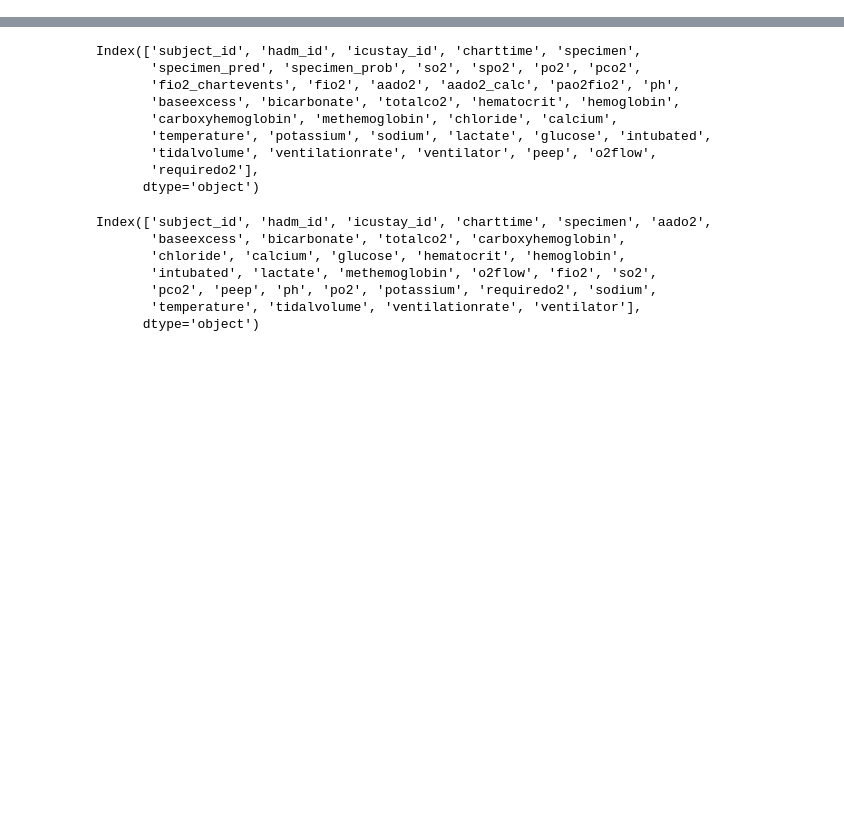
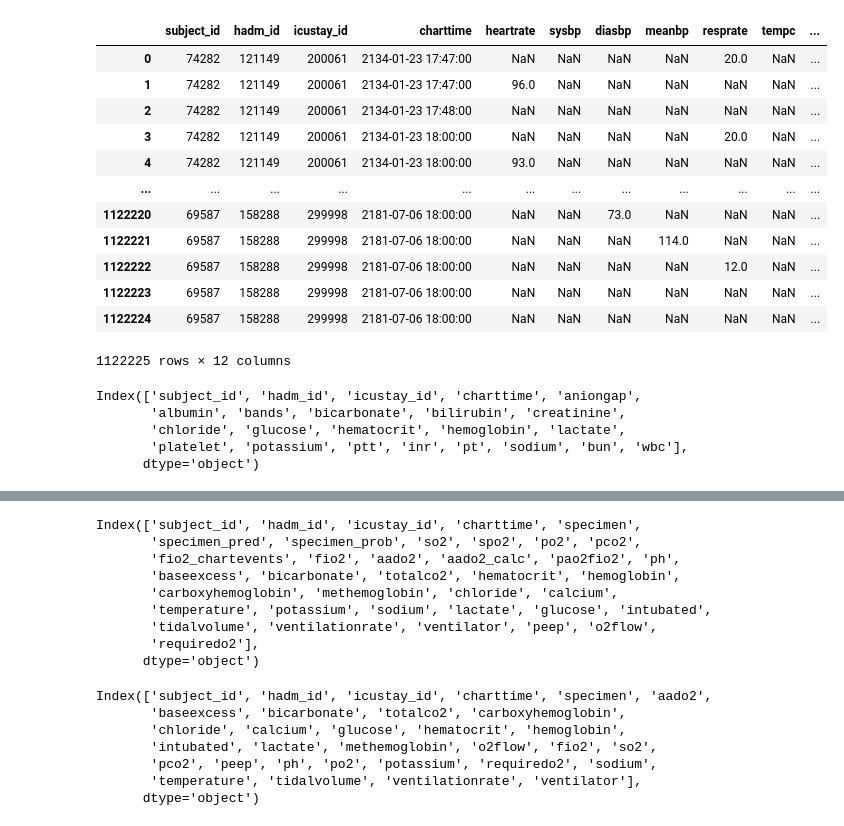
Before and after one commit to MariaBampaAI/patient_clustering_EHR, a Jupyter notebook: preprocessing/time_series_preprocessing_stage_1.ipynb, the cells around one changed output, grey strips where cells are left out. Cells and saved outputs as stored; diff of their text form; code cells hidden in the pictures; blank space fills up the shorter version.

```diff
--- a/preprocessing/time_series_preprocessing_stage_1.ipynb
+++ b/preprocessing/time_series_preprocessing_stage_1.ipynb
@@ -14,3 +14,27 @@ labs = pd.read_csv(f'{folder}/labs-df-3.csv')
 urine_output = pd.read_csv(f'{folder}/urine-output-df-3.csv')
 vitals = pd.read_csv(f'{folder}/vitals-df-3.csv')
 vasopressors = pd.read_csv(f'{folder}/vasopressors-ts-df-3.csv')
+# %%
+vitals
+# %% [output]
+|  | subject_id | hadm_id | icustay_id | charttime | heartrate | sysbp | diasbp | meanbp | resprate | tempc | ... |
+| 0 | 74282 | 121149 | 200061 | 2134-01-23 17:47:00 | NaN | NaN | NaN | NaN | 20.0 | NaN | ... |
+| 1 | 74282 | 121149 | 200061 | 2134-01-23 17:47:00 | 96.0 | NaN | NaN | NaN | NaN | NaN | ... |
+| 2 | 74282 | 121149 | 200061 | 2134-01-23 17:48:00 | NaN | NaN | NaN | NaN | NaN | NaN | ... |
+| 3 | 74282 | 121149 | 200061 | 2134-01-23 18:00:00 | NaN | NaN | NaN | NaN | 20.0 | NaN | ... |
+| 4 | 74282 | 121149 | 200061 | 2134-01-23 18:00:00 | 93.0 | NaN | NaN | NaN | NaN | NaN | ... |
+| ... | ... | ... | ... | ... | ... | ... | ... | ... | ... | ... | ... |
+| 1122220 | 69587 | 158288 | 299998 | 2181-07-06 18:00:00 | NaN | NaN | 73.0 | NaN | NaN | NaN | ... |
+| 1122221 | 69587 | 158288 | 299998 | 2181-07-06 18:00:00 | NaN | NaN | NaN | 114.0 | NaN | NaN | ... |
+| 1122222 | 69587 | 158288 | 299998 | 2181-07-06 18:00:00 | NaN | NaN | NaN | NaN | 12.0 | NaN | ... |
+| 1122223 | 69587 | 158288 | 299998 | 2181-07-06 18:00:00 | NaN | NaN | NaN | NaN | NaN | NaN | ... |
+| 1122224 | 69587 | 158288 | 299998 | 2181-07-06 18:00:00 | NaN | NaN | NaN | NaN | NaN | NaN | ... |
+1122225 rows × 12 columns
+# %%
+labs.columns
+# %% [output]
+Index(['subject_id', 'hadm_id', 'icustay_id', 'charttime', 'aniongap',
+       'albumin', 'bands', 'bicarbonate', 'bilirubin', 'creatinine',
+       'chloride', 'glucose', 'hematocrit', 'hemoglobin', 'lactate',
+       'platelet', 'potassium', 'ptt', 'inr', 'pt', 'sodium', 'bun', 'wbc'],
+      dtype='object')
```
Also changed, not shown: parts of 1 cell of this notebook, 4 other files.
